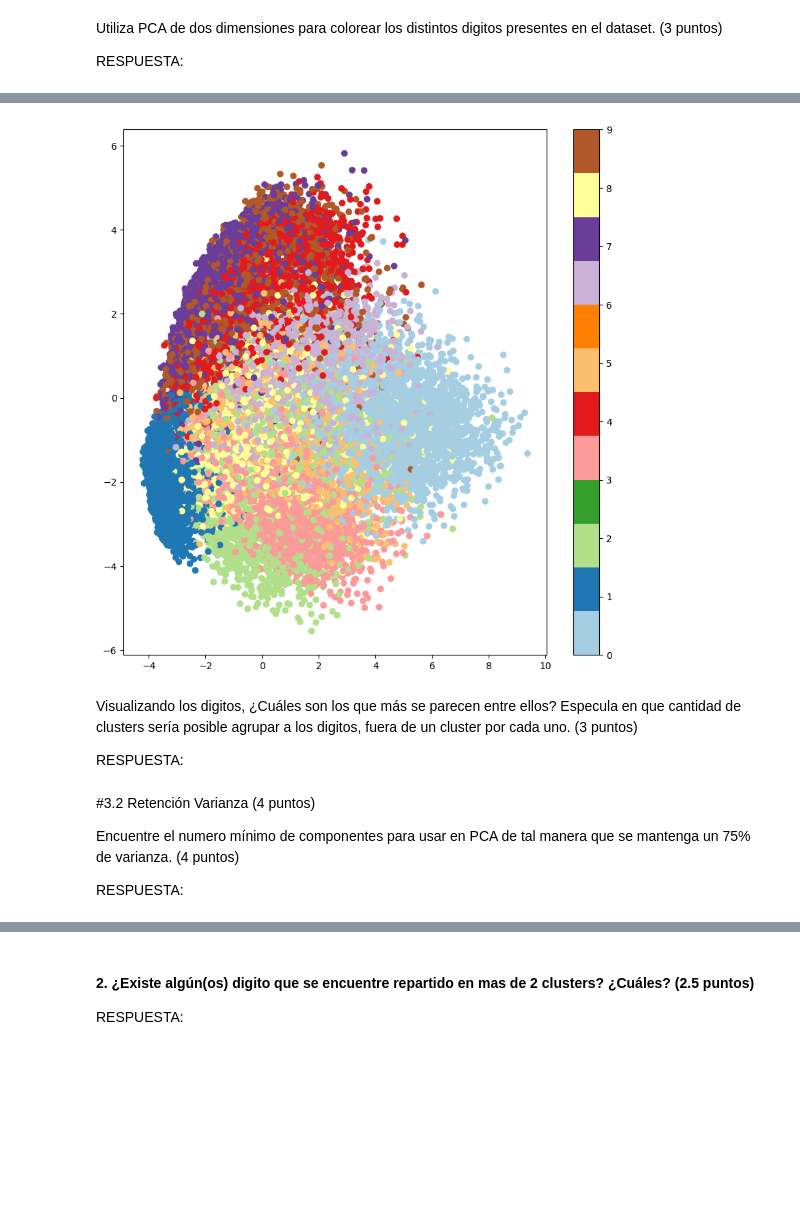
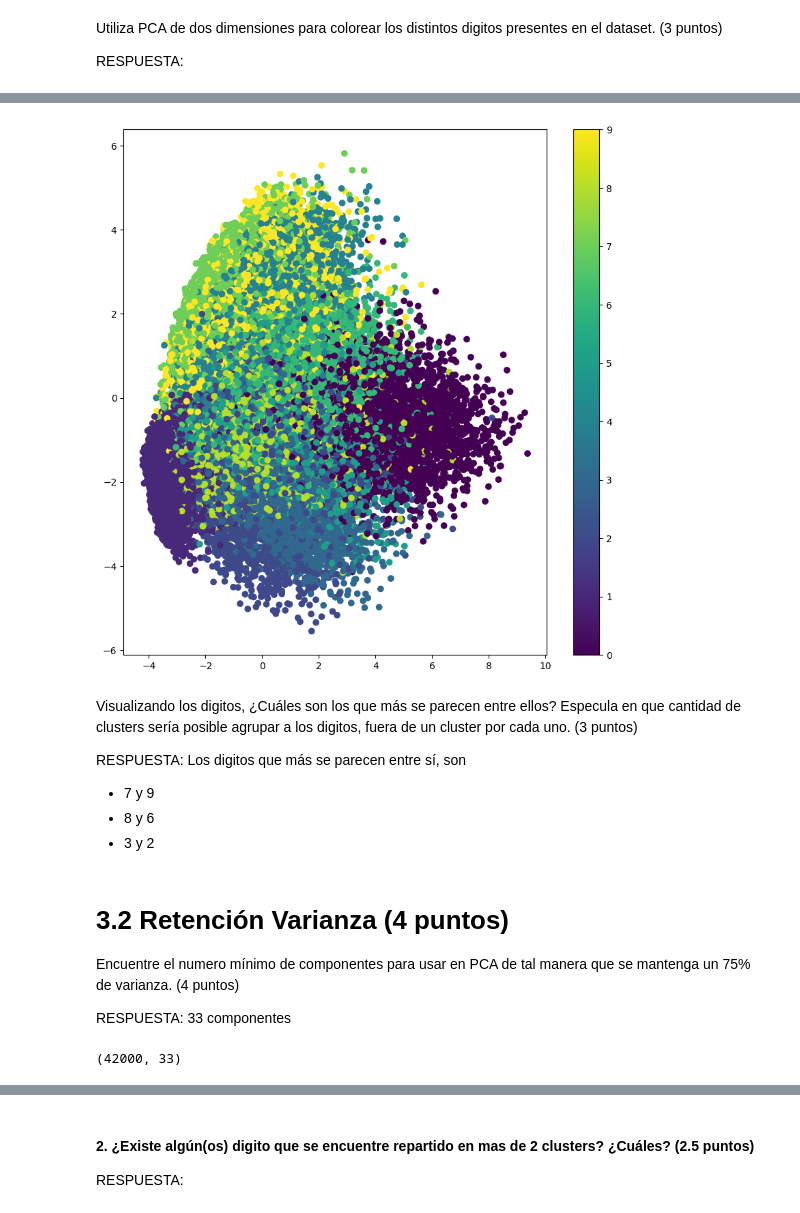
Before and after one commit to gabiacuna/IIC2433, a Jupyter notebook: tareas/T3.ipynb, the cells around one changed output, grey strips where cells are left out. Drawn from its saved outputs; the diff is of its cells as text; code cells hidden in the pictures; blank space fills up the shorter version.

```diff
--- a/tareas/T3.ipynb
+++ b/tareas/T3.ipynb
@@ -137,3 +141,7 @@ data.isnull().values.sum()
+# %%
+# en el caso de que si hubieran
+if data.isnull().values.sum() > 0:
+    data = data.fillna(0) # se rellenan con 0 ya que son pixeles y les dariamos valores negros a los vacios.
 # %% [markdown]
 ## 1.4 Manejo del Dataset (2 puntos)
 Normaliza los valores de las columnas del dataset. ¿Por qué esto es importante?
@@ -213,19 +235,30 @@ plot_embedding(X_, y, "PCA")
 # %%
 # color the different digits present in the dataset with pca
 plt.figure(figsize=(10, 10))
-plt.scatter(X_[:, 0], X_[:, 1], c=y, cmap='Paired')
+plt.scatter(X_[:, 0], X_[:, 1], c=y)
 plt.colorbar()
 plt.show()
 # %% [output]
-[figure, old version]
+[figure, new version]
 # %% [markdown]
 Visualizando los digitos, ¿Cuáles son los que más se parecen entre ellos? Especula en que cantidad de clusters sería posible agrupar a los digitos, fuera de un cluster por cada uno. (3 puntos)
 
-RESPUESTA:
+RESPUESTA: Los digitos que más se parecen entre sí, son
+- 7 y 9
+- 8 y 6
+- 3 y 2
 # %% [markdown]
-#3.2 Retención Varianza (4 puntos)
+# 3.2 Retención Varianza (4 puntos)
 
 Encuentre el numero mínimo de componentes para usar en PCA de tal manera que se mantenga un 75% de varianza. (4 puntos)
 
-RESPUESTA:
+RESPUESTA: 33 componentes
+# %%
+pca75 = PCA(0.75)
+pca75.fit(X)
+X_pca75 = pca75.transform(X)
+
+X_pca75.shape
+# %% [output]
+(42000, 33)
 # %% [markdown]
```
Also changed, not shown: parts of 24 cells of this notebook.
